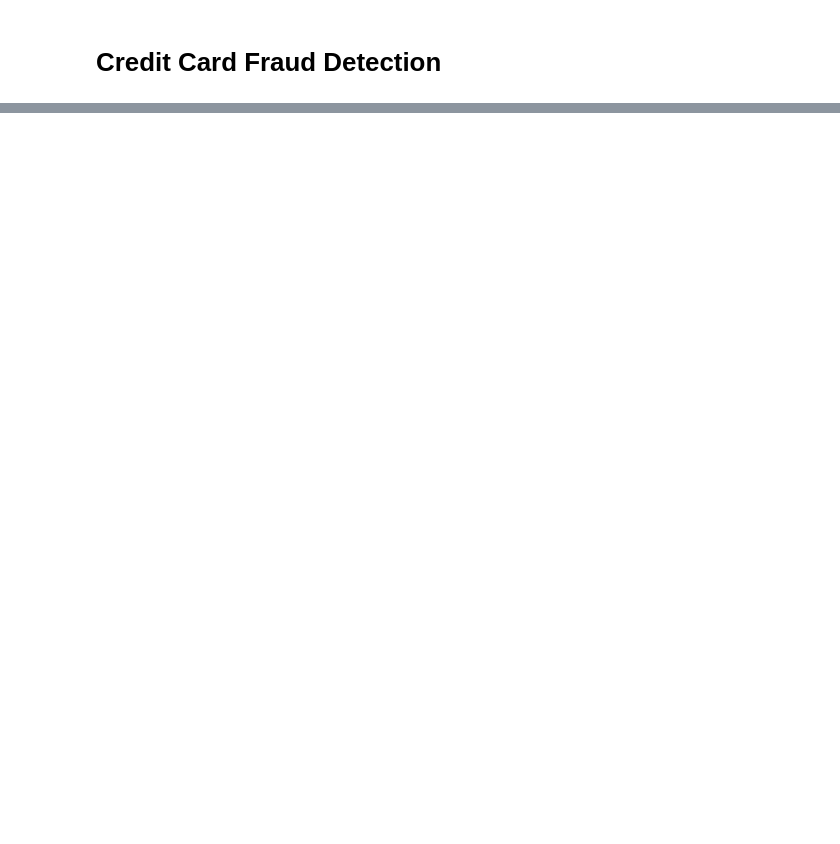
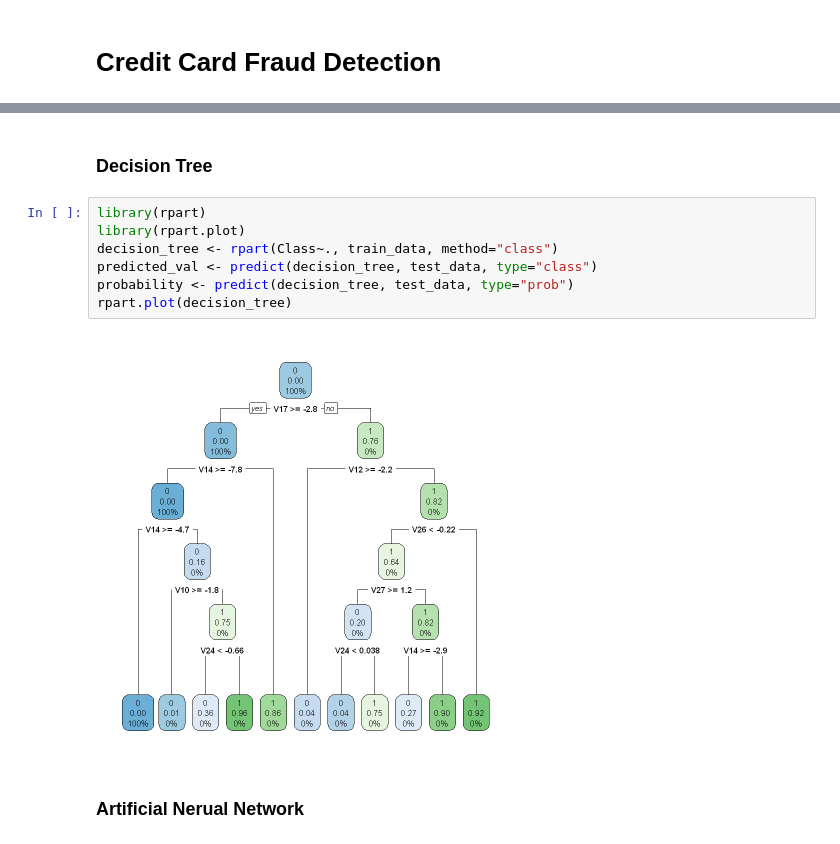
Before and after one commit to gli81/kaggle, a Jupyter notebook: Credit-Card-Fraud-Detection/creditCardR.ipynb, the cells around one changed output, grey strips where cells are left out. Drawn from its saved outputs; the diff is of its cells as text; blank space fills up the shorter version.

```diff
--- a/Credit-Card-Fraud-Detection/creditCardR.ipynb
+++ b/Credit-Card-Fraud-Detection/creditCardR.ipynb
@@ -29,0 +138,13 @@ dim(data)
+# %% [markdown]
+### Decision Tree
+# %%
+library(rpart)
+library(rpart.plot)
+decision_tree <- rpart(Class~., train_data, method="class")
+predicted_val <- predict(decision_tree, test_data, type="class")
+probability <- predict(decision_tree, test_data, type="prob")
+rpart.plot(decision_tree)
+# %% [output]
+[figure, added]
+# %% [markdown]
+### Artificial Nerual Network
```
Also changed, not shown: parts of 19 cells of this notebook.
